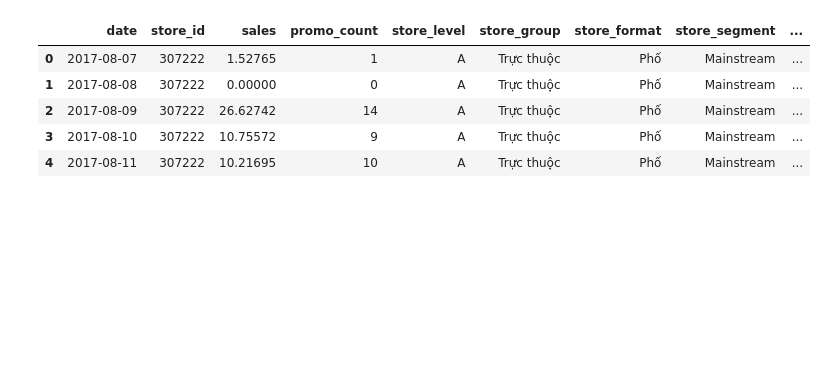
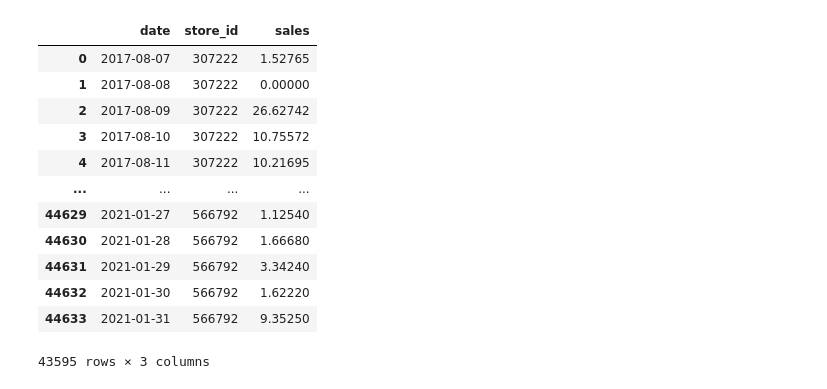
Before and after one commit to phucnh22/Sales_forecast, a Jupyter notebook: EDA_Giang2.ipynb, the cells around one changed output. Saved outputs shown, nothing was run; the diff lists cells and outputs as text; code cells hidden in the pictures; blank space fills up the shorter version.

```diff
--- a/EDA_Giang2.ipynb
+++ b/EDA_Giang2.ipynb
@@ -24,7 +24,8 @@ pio.orca.config.default_width = 800
 # %%
 # read data
 df_store = pd.read_pickle('data/df_daily.pkl')
+df_store = df_store[['date', 'store_id', 'sales']]
 df_store['sales'] = df_store['sales']/1e6
 ts_company = df_store.groupby('date').sum()['sales']
-
 ts_company.index.freq = 'D'
+store_list = df_store['store_id'].unique()
@@ -44,9 +57,16 @@ Insights from time plot:
 # %%
-df_store.head()
+df_store
 # %% [output]
-|  | date | store_id | sales | promo_count | store_level | store_group | store_format | store_segment | ... |
-| 0 | 2017-08-07 | 307222 | 1.52765 | 1 | A | Trực thuộc | Phố | Mainstream | ... |
-| 1 | 2017-08-08 | 307222 | 0.00000 | 0 | A | Trực thuộc | Phố | Mainstream | ... |
-| 2 | 2017-08-09 | 307222 | 26.62742 | 14 | A | Trực thuộc | Phố | Mainstream | ... |
-| 3 | 2017-08-10 | 307222 | 10.75572 | 9 | A | Trực thuộc | Phố | Mainstream | ... |
-| 4 | 2017-08-11 | 307222 | 10.21695 | 10 | A | Trực thuộc | Phố | Mainstream | ... |
+|  | date | store_id | sales |
+| 0 | 2017-08-07 | 307222 | 1.52765 |
+| 1 | 2017-08-08 | 307222 | 0.00000 |
+| 2 | 2017-08-09 | 307222 | 26.62742 |
+| 3 | 2017-08-10 | 307222 | 10.75572 |
+| 4 | 2017-08-11 | 307222 | 10.21695 |
+| ... | ... | ... | ... |
+| 44629 | 2021-01-27 | 566792 | 1.12540 |
+| 44630 | 2021-01-28 | 566792 | 1.66680 |
+| 44631 | 2021-01-29 | 566792 | 3.34240 |
+| 44632 | 2021-01-30 | 566792 | 1.62220 |
+| 44633 | 2021-01-31 | 566792 | 9.35250 |
+43595 rows × 3 columns
```
Also changed, not shown: parts of 11 cells of this notebook, 4 other files.
